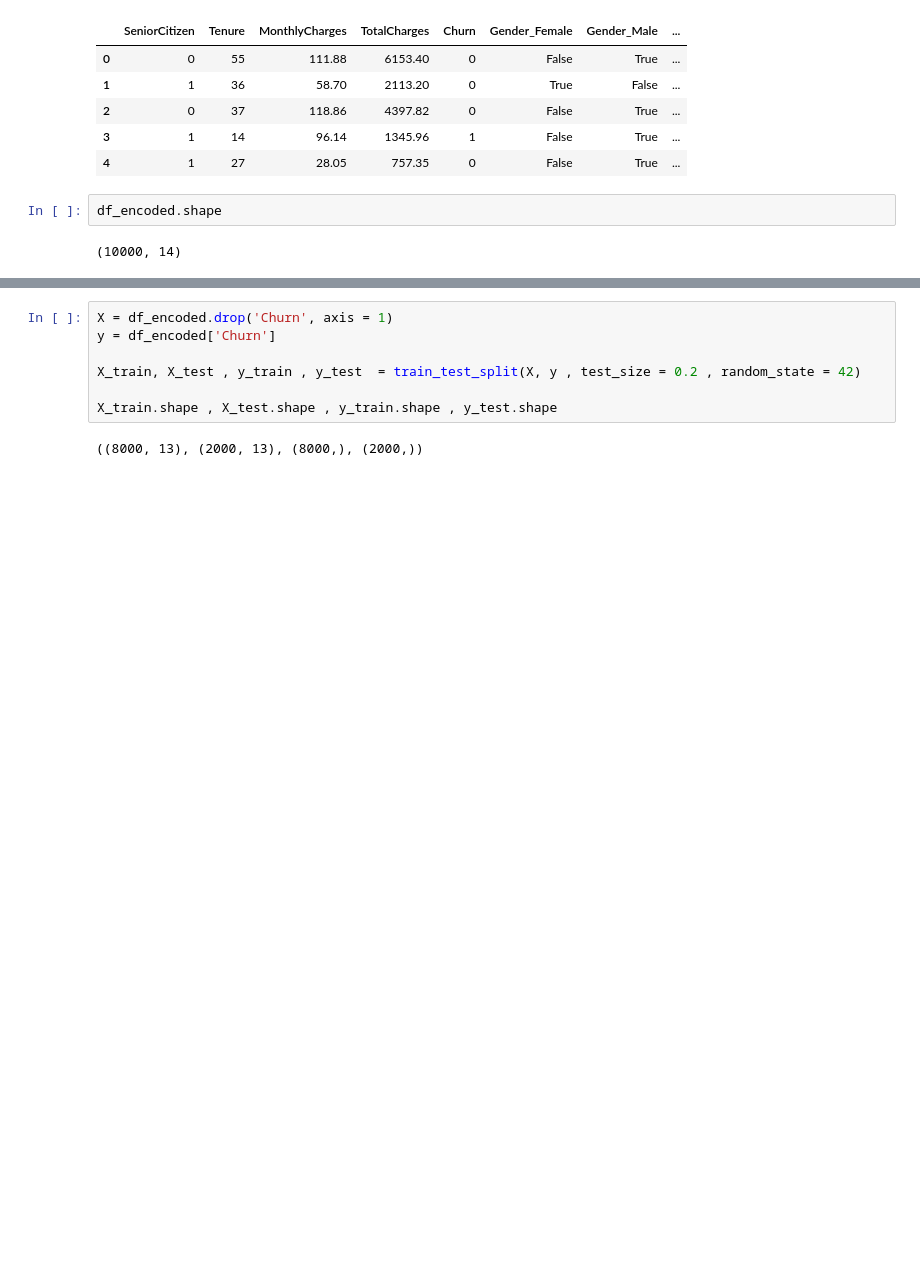
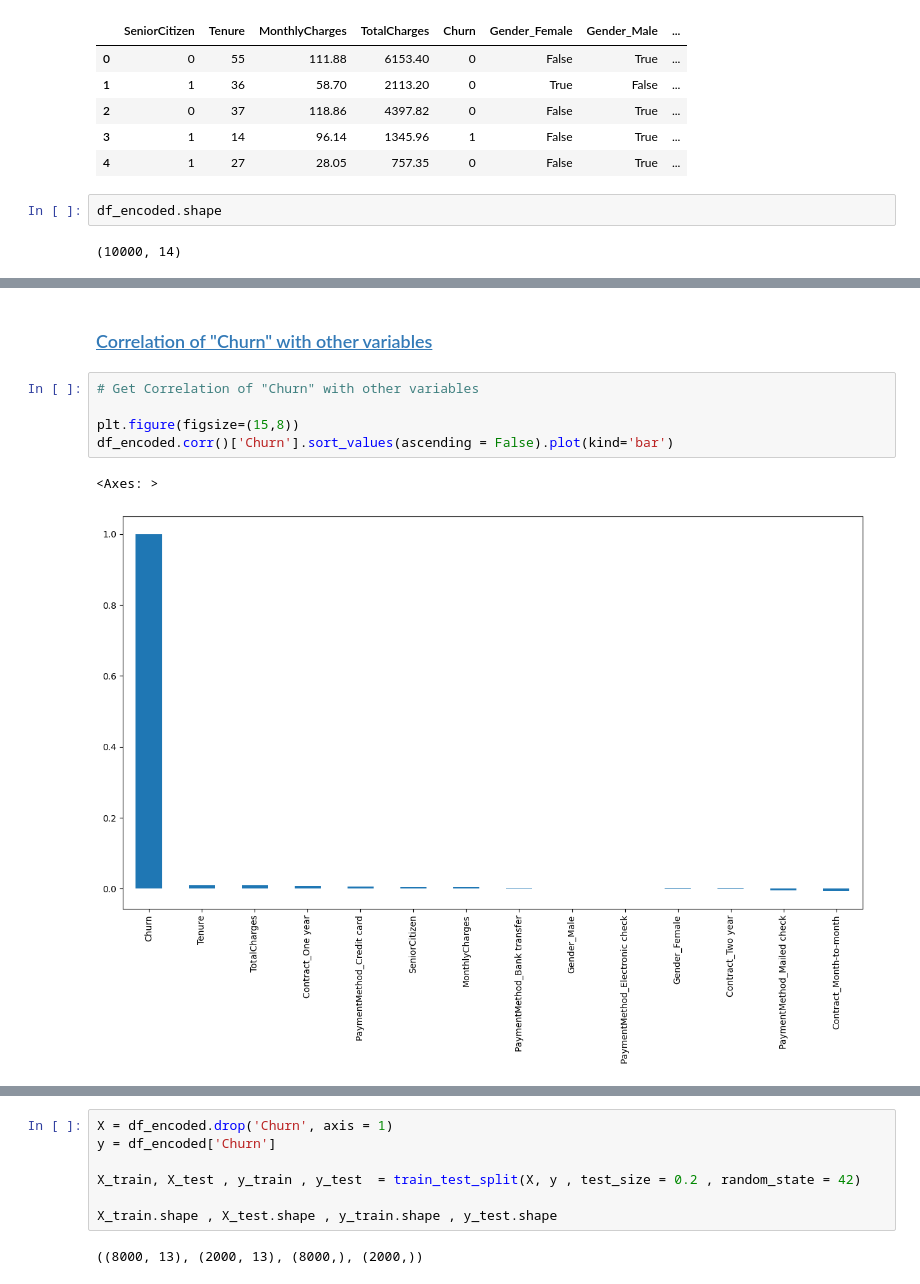
Before and after one commit to sobiahashmi/Optimizing_Telecom_Churn_Prediction_with_Optuna, a Jupyter notebook: 01_churn_prediction_telecom.ipynb, the cells around one changed output, grey strips where cells are left out. Saved outputs shown, nothing was run; the diff lists cells and outputs as text; blank space fills up the shorter version.

Commit message:
visual_representation

```diff
--- a/01_churn_prediction_telecom.ipynb
+++ b/01_churn_prediction_telecom.ipynb
@@ -175,0 +250,10 @@ df_encoded.shape
+# %% [markdown]
+### <a id='toc1_5_2_'></a>[Correlation of "Churn" with other variables](#toc0_)
+# %%
+# Get Correlation of "Churn" with other variables
+
+plt.figure(figsize=(15,8))
+df_encoded.corr()['Churn'].sort_values(ascending = False).plot(kind='bar')
+# %% [output]
+<Axes: >
+[figure, added]
```
Also changed, not shown: parts of 52 cells of this notebook.
